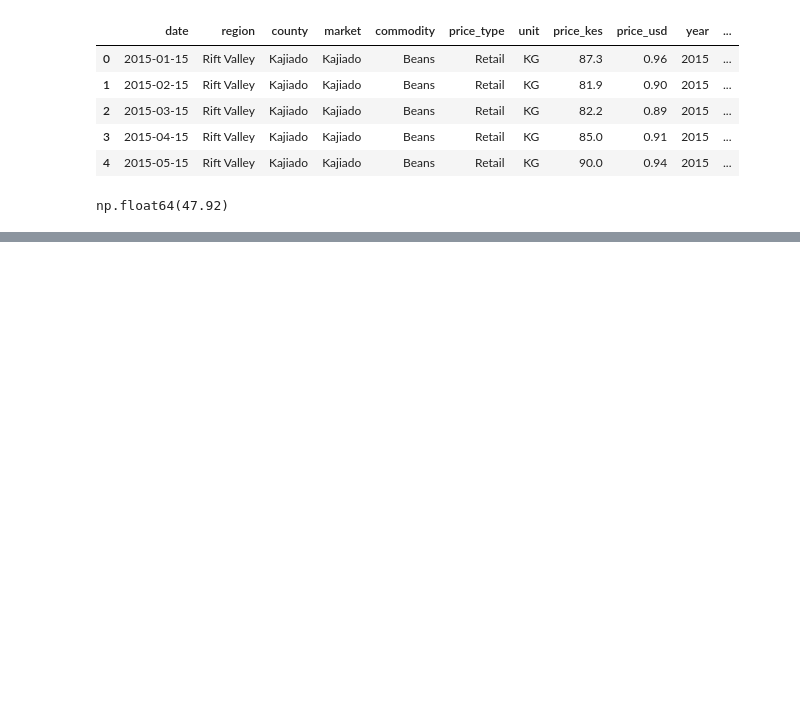
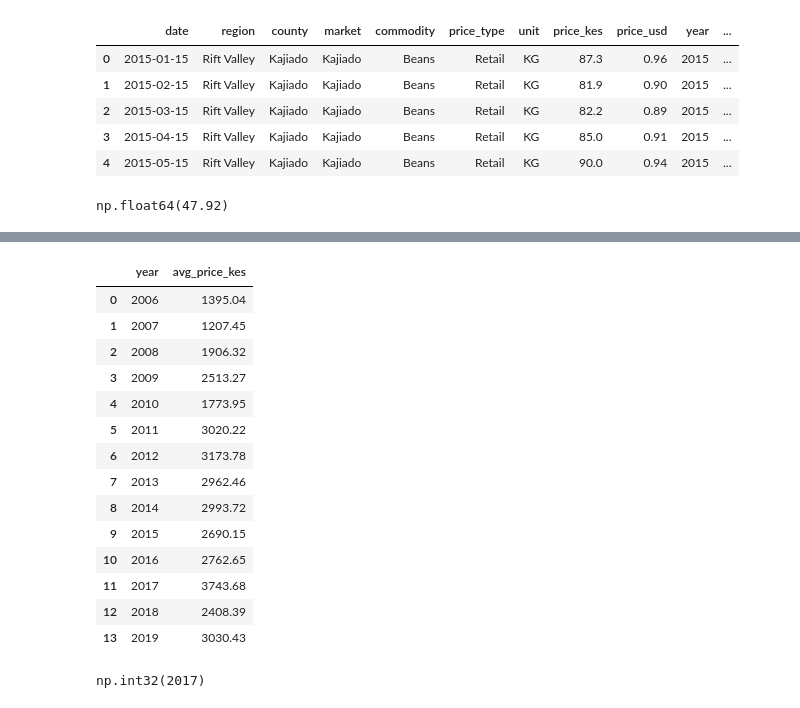
Before and after one commit to pinkleather221/Kenya_Market_Prices, a Jupyter notebook: analysis.ipynb, the cells around one changed output, grey strips where cells are left out. Saved outputs shown, nothing was run; the diff lists cells and outputs as text; code cells hidden in the pictures; blank space fills up the shorter version.

```diff
--- a/analysis.ipynb
+++ b/analysis.ipynb
@@ -221,0 +252,26 @@ df.loc[df["date"] == "2006-01-15"]
+# %%
+yearly_avg.columns = ["year", "avg_price_kes"]
+yearly_avg
+# %% [output]
+|  | year | avg_price_kes |
+| 0 | 2006 | 1395.04 |
+| 1 | 2007 | 1207.45 |
+| 2 | 2008 | 1906.32 |
+| 3 | 2009 | 2513.27 |
+| 4 | 2010 | 1773.95 |
+| 5 | 2011 | 3020.22 |
+| 6 | 2012 | 3173.78 |
+| 7 | 2013 | 2962.46 |
+| 8 | 2014 | 2993.72 |
+| 9 | 2015 | 2690.15 |
+| 10 | 2016 | 2762.65 |
+| 11 | 2017 | 3743.68 |
+| 12 | 2018 | 2408.39 |
+| 13 | 2019 | 3030.43 |
+# %%
+yearly_avg["yoy_change_kes"] = yearly_avg["avg_price_kes"].diff()
+yearly_avg["avg_price_kes"].max()
+# yearly_avg.loc[yearly_avg["avg_price_kes"].max(), "year"]
+yearly_avg.loc[yearly_avg["avg_price_kes"].idxmax(), "year"]
+# %% [output]
+np.int32(2017)
```
Also changed, not shown: parts of 1 cell of this notebook.
